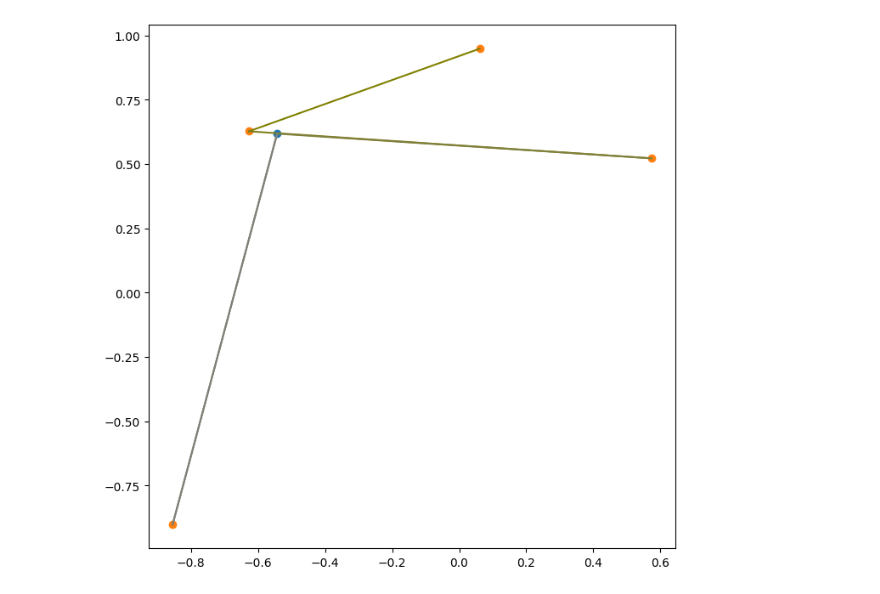
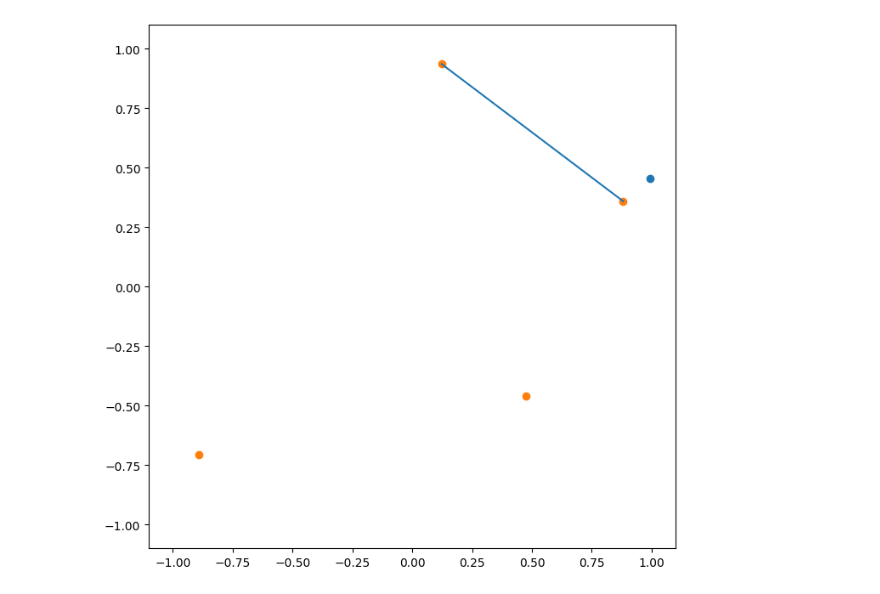
Before and after one commit to dbugajny/VRP-RL, a Jupyter notebook: test_db.ipynb, the cells around one changed output. Cells and saved outputs as stored; diff of their text form; code cells hidden in the pictures.

```diff
--- a/test_db.ipynb
+++ b/test_db.ipynb
@@ -8,10 +9,13 @@ from copy import deepcopy
 # %%
-n_samples = 5
+n_samples = 500
 n_locations = 5
 max_demand = 10
 max_capacity = 50
+big_number = 10000000
+n_epochs = 150
 
-actor = Actor(n_locations)
+model_actor = Actor(n_locations)
 optimizer = tf.keras.optimizers.legacy.Adam()
 
 env_org = Environment(n_samples, n_locations, max_demand, max_capacity)
+env_test = Environment(n_samples, n_locations, max_demand, max_capacity)
@@ -56,3 +82,6 @@ for _ in range(500):
+# %%
+tf_all_actions_real = tf.convert_to_tensor(all_actions_real)
+# shape: [n_epochs x n_steps x n_samples x 2]
 # %%
 def fun(ls, n):
     return [np.mean(ls[i:i+n]) for i in range(0, len(ls) - n)]
@@ -65,18 +99,0 @@ plt.plot(fun(losses, 50))
-# %%
-plt.figure(figsize=(8, 8))
-
-sample_id = 0
-
-plt.scatter(env.locations[sample_id, 0, 0], env.locations[sample_id, 0, 1])
-plt.scatter(env.locations[sample_id, 1:, 0], env.locations[sample_id, 1:, 1])
-
-for i in range(len(acts) - 1):
-    plt.plot(
-        [tf_real_actions[i, sample_id, 0], tf_real_actions[i + 1, sample_id, 0]],
-        [tf_real_actions[i, sample_id, 1], tf_real_actions[i + 1, sample_id, 1]],
-        c=(0.5, 0.5, 0.12 * i)
-    )
-
-plt.xlim([-1.1, 1.1])
-plt.ylim([-1.1, 1.1])
-plt.show()
@@ -85,20 +100,20 @@ plt.show()
 # %%
 plt.figure(figsize=(8, 8))
 
 sample_id = 0
 
-plt.scatter(env.locations[sample_id, 0, 0], env.locations[sample_id, 0, 1])
-plt.scatter(env.locations[sample_id, 1:, 0], env.locations[sample_id, 1:, 1])
+plt.scatter(env_train.locations[sample_id, 0, 0], env_train.locations[sample_id, 0, 1])
+plt.scatter(env_train.locations[sample_id, 1:, 0], env_train.locations[sample_id, 1:, 1])
 
-for i in range(len(acts) - 1):
+for i in range(1):
+# for i in range(n_locations * 2 - 1):
     plt.plot(
-        [tf_real_actions[i, sample_id, 0], tf_real_actions[i + 1, sample_id, 0]],
-        [tf_real_actions[i, sample_id, 1], tf_real_actions[i + 1, sample_id, 1]],
-        c=(0.5, 0.5, 0.12 * i)
+        [tf_all_actions_real[-1, i, sample_id, 0], tf_all_actions_real[-1, i + 1, sample_id, 0]],
+        [tf_all_actions_real[-1, i, sample_id, 1], tf_all_actions_real[-1, i + 1, sample_id, 1]],
     )
 
 plt.xlim([-1.1, 1.1])
 plt.ylim([-1.1, 1.1])
 plt.show()
 # %% [output]
-[figure, old version]
+[figure, new version]
```
Also changed, not shown: parts of 10 cells of this notebook, 4 other files.
